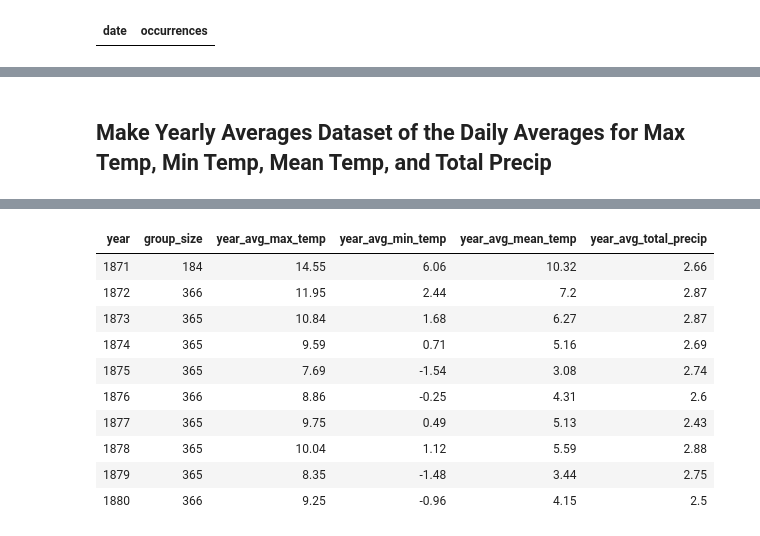
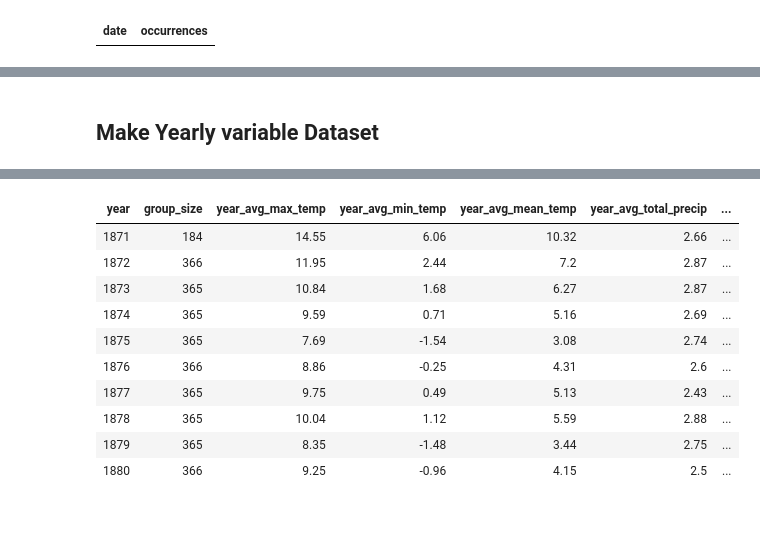
Before and after one commit to maggie-projects-23/Spruce_Budworm_Weather_Data, a Jupyter notebook: SpruceBudworm_weather.ipynb, the cells around one changed output, grey strips where cells are left out. Cells and saved outputs as stored; diff of their text form; code cells hidden in the pictures.

Commit message:
Updated Jupyter Notebook
Added monthly variables and corresponding bioclim variables

```diff
--- a/SpruceBudworm_weather.ipynb
+++ b/SpruceBudworm_weather.ipynb
@@ -112,10 +138,10 @@ Data exported to 'QC_daily_average_data.csv' successfully.
 # %% [markdown]
-## Make Yearly Averages Dataset of the Daily Averages for Max Temp, Min Temp, Mean Temp, and Total Precip
+## Make Yearly variable Dataset
 # %%
 %%sql
-DROP TABLE IF EXISTS QC_YEARLY_DAY_AVERAGES_WEATHER;
+DROP TABLE IF EXISTS QC_YEARLY_WEATHER;
 
-CREATE TABLE QC_YEARLY_DAY_AVERAGES_WEATHER AS
+CREATE TABLE QC_YEARLY_WEATHER AS
 SELECT
   strftime('%Y', date) AS year,
   COUNT(*) AS group_size,
@@ -125,7 +151,57 @@ SELECT
   ROUND(AVG(avg_total_precip), 2) AS year_avg_total_precip
 FROM QC_DAY_AVERAGE_WEATHER
 GROUP BY year;
-SELECT * FROM QC_YEARLY_DAY_AVERAGES_WEATHER ORDER BY year LIMIT 10;
+
+ALTER TABLE QC_YEARLY_WEATHER
+ADD COLUMN max_temp_of_warmest_month REAL;
+ALTER TABLE QC_YEARLY_WEATHER
+ADD COLUMN min_temp_of_coldest_month REAL;
+ALTER TABLE QC_YEARLY_WEATHER
+ADD COLUMN temp_annual_range REAL;
+ALTER TABLE QC_YEARLY_WEATHER
+ADD COLUMN precip_wettest_month;
+ALTER TABLE QC_YEARLY_WEATHER
+ADD COLUMN precip_driest_month;
+ALTER TABLE QC_YEARLY_WEATHER
+ADD COLUMN isothermality;
+
+
+
+UPDATE QC_YEARLY_WEATHER
+SET
+  max_temp_of_warmest_month = (
+    SELECT MAX(m.month_avg_max_temp)
+    FROM QC_MONTHLY_WEATHER_VARS AS m
+    WHERE m.year = QC_YEARLY_WEATHER.year
+  ),
+  min_temp_of_coldest_month = (
+    SELECT MIN(m.month_avg_min_temp)
+    FROM QC_MONTHLY_WEATHER_VARS AS m
+    WHERE m.year = QC_YEARLY_WEATHER.year
+  ),
+  precip_wettest_month = (
+    SELECT MAX(m.month_avg_total_precip)
+    FROM QC_MONTHLY_WEATHER_VARS AS m
+    WHERE m.year = QC_YEARLY_WEATHER.year
+  ),
+  precip_driest_month = (
+    SELECT MIN(m.month_avg_total_precip)
+    FROM QC_MONTHLY_WEATHER_VARS AS m
+    WHERE m.year = QC_YEARLY_WEATHER.year
+  );
+UPDATE QC_YEARLY_WEATHER
+SET
+  temp_annual_range = ROUND(max_temp_of_warmest_month - min_temp_of_coldest_month,2);
+
+UPDATE QC_YEARLY_WEATHER
+SET
+  isothermality = (
+    SELECT ROUND((m.mean_diurnal_range/temp_annual_range)*100,2)
+    FROM QC_MONTHLY_WEATHER_VARS AS m
+    WHERE m.year = QC_YEARLY_WEATHER.year
+  );
+
+SELECT * FROM QC_YEARLY_WEATHER ORDER BY year LIMIT 10;
 # %% [output]
  * sqlite:///WEATHER.db
 Done.
@@ -134,11 +219,11 @@ Done.
-| year | group_size | year_avg_max_temp | year_avg_min_temp | year_avg_mean_temp | year_avg_total_precip |
-| 1871 | 184 | 14.55 | 6.06 | 10.32 | 2.66 |
-| 1872 | 366 | 11.95 | 2.44 | 7.2 | 2.87 |
-| 1873 | 365 | 10.84 | 1.68 | 6.27 | 2.87 |
-| 1874 | 365 | 9.59 | 0.71 | 5.16 | 2.69 |
-| 1875 | 365 | 7.69 | -1.54 | 3.08 | 2.74 |
-| 1876 | 366 | 8.86 | -0.25 | 4.31 | 2.6 |
-| 1877 | 365 | 9.75 | 0.49 | 5.13 | 2.43 |
-| 1878 | 365 | 10.04 | 1.12 | 5.59 | 2.88 |
-| 1879 | 365 | 8.35 | -1.48 | 3.44 | 2.75 |
-| 1880 | 366 | 9.25 | -0.96 | 4.15 | 2.5 |
+| year | group_size | year_avg_max_temp | year_avg_min_temp | year_avg_mean_temp | year_avg_total_precip | ... |
+| 1871 | 184 | 14.55 | 6.06 | 10.32 | 2.66 | ... |
+| 1872 | 366 | 11.95 | 2.44 | 7.2 | 2.87 | ... |
+| 1873 | 365 | 10.84 | 1.68 | 6.27 | 2.87 | ... |
+| 1874 | 365 | 9.59 | 0.71 | 5.16 | 2.69 | ... |
+| 1875 | 365 | 7.69 | -1.54 | 3.08 | 2.74 | ... |
+| 1876 | 366 | 8.86 | -0.25 | 4.31 | 2.6 | ... |
+| 1877 | 365 | 9.75 | 0.49 | 5.13 | 2.43 | ... |
+| 1878 | 365 | 10.04 | 1.12 | 5.59 | 2.88 | ... |
+| 1879 | 365 | 8.35 | -1.48 | 3.44 | 2.75 | ... |
+| 1880 | 366 | 9.25 | -0.96 | 4.15 | 2.5 | ... |
```
Also changed, not shown: parts of 11 cells of this notebook.
